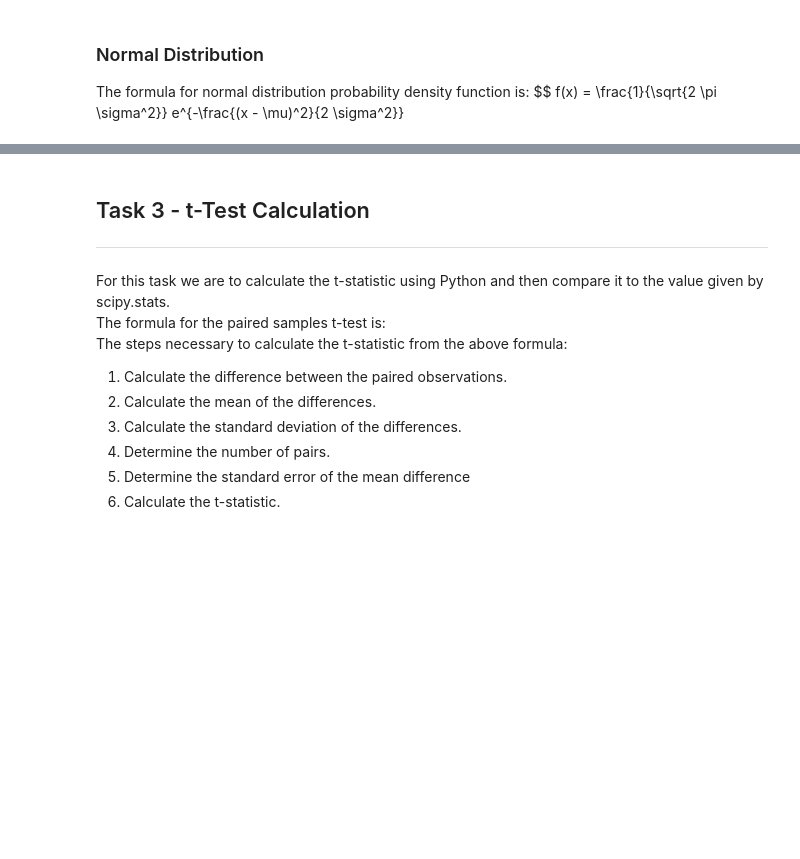
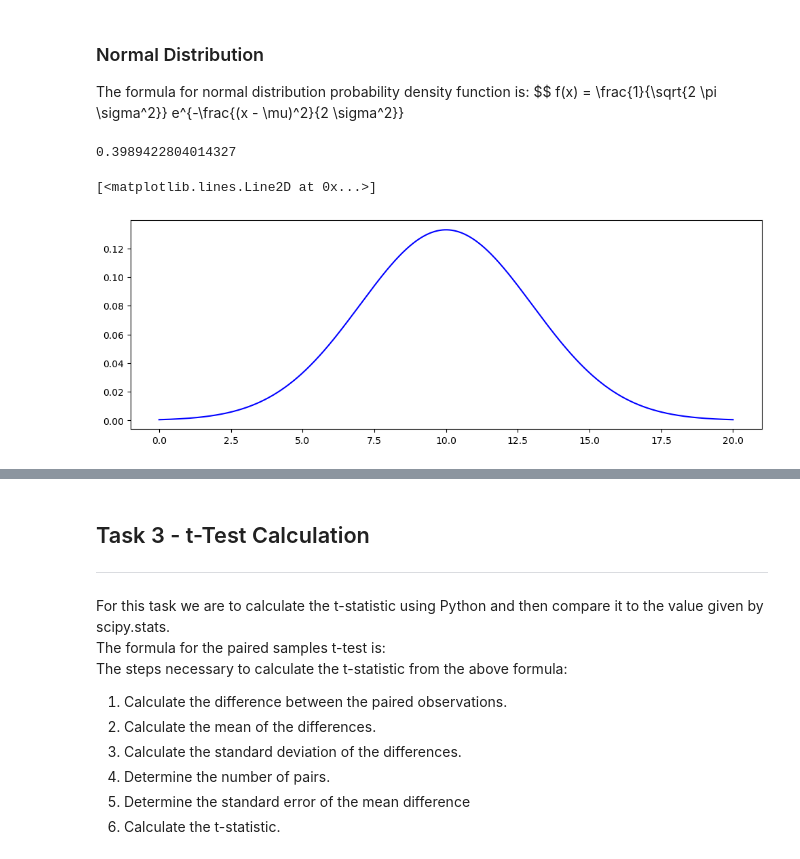
Before and after one commit to tomdbrophy/applied_statistics, a Jupyter notebook: tasks.ipynb, the cells around one changed output, grey strips where cells are left out. Cells and saved outputs as stored; diff of their text form; code cells hidden in the pictures; blank space fills up the shorter version.

Commit message:
Additional work on Task 2. PDF added and graphed.

```diff
--- a/tasks.ipynb
+++ b/tasks.ipynb
@@ -173,3 +173,26 @@ plt.show()
 
 The formula for normal distribution probability density function is:
 $$ f(x) = \frac{1}{\sqrt{2 \pi \sigma^2}} e^{-\frac{(x - \mu)^2}{2 \sigma^2}}
+# %%
+# Create a function for the normal probability density function
+def norm_pdf(x, mu=0.0, sigma=1.0):
+    return (1 / np.sqrt(sigma**2 * 2 * np.pi)) * np.exp(-((x - mu)**2) / (2 * sigma**2))
+
+#Test PDF function
+norm_pdf(0.0)
+# %% [output]
+0.3989422804014327
+# %%
+# Create range of x values
+x = np.linspace(0, 20, 10001)
+
+# Calculate the PDF values
+y = norm_pdf(x, 10, 3)
+# %%
+# Plot the PDF
+fig, ax = plt.subplots(figsize=(12, 4))
+
+ax.plot(x, y, color='blue')
+# %% [output]
+[<matplotlib.lines.Line2D at 0x...>]
+[figure, added]
```
Also changed, not shown: parts of 3 cells of this notebook.
